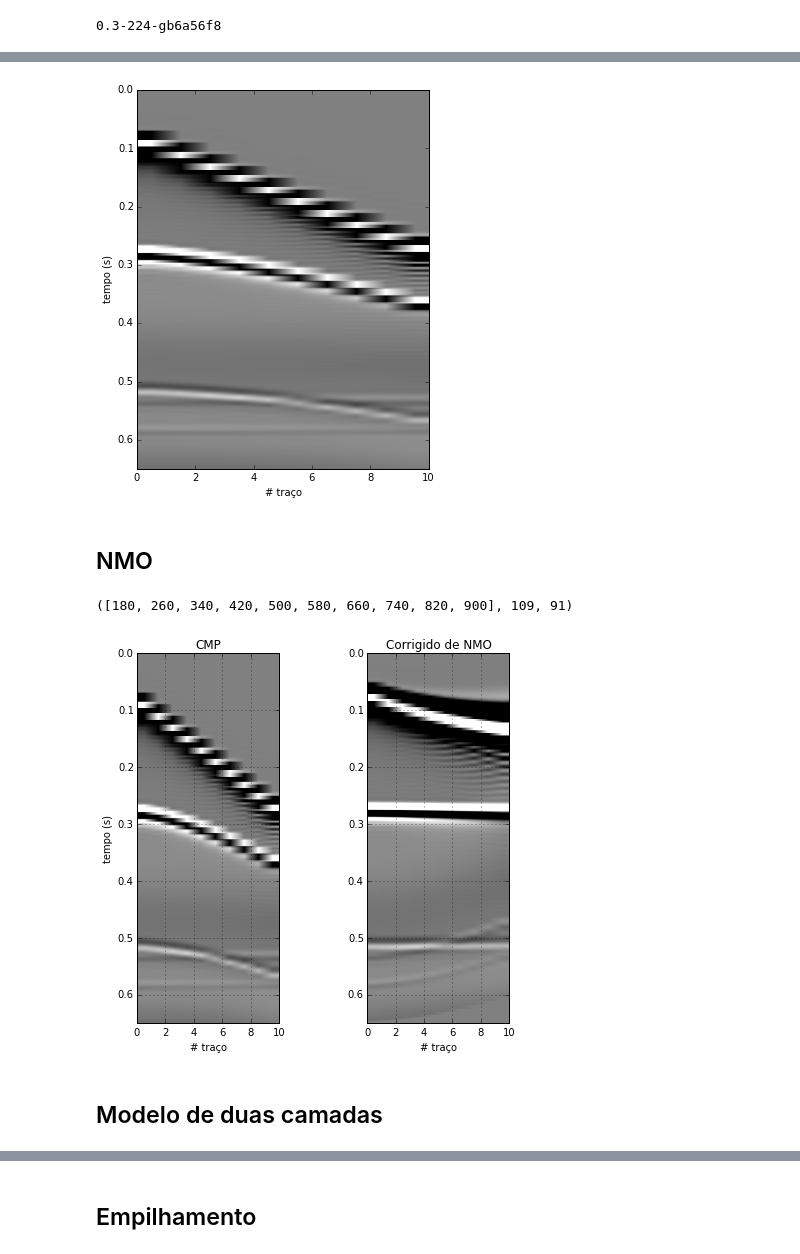
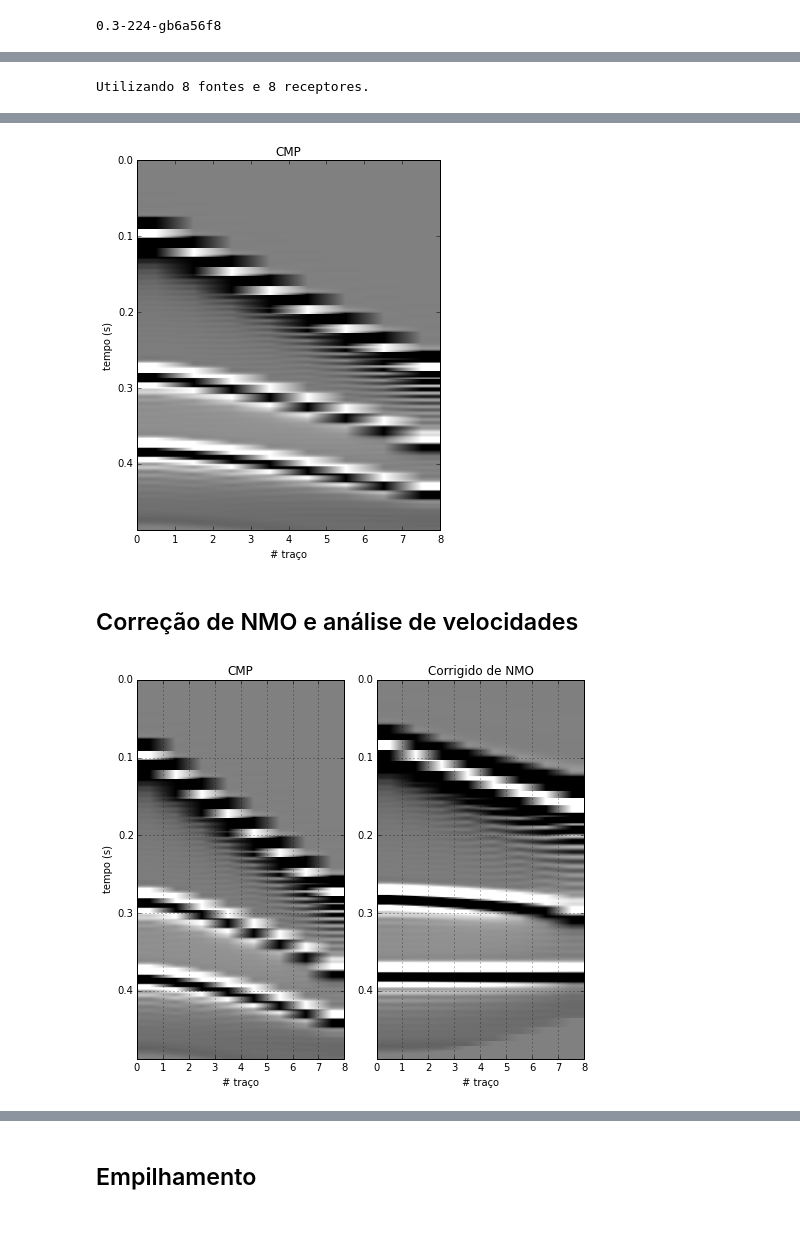
Before and after one commit to leouieda/geofisica2, a Jupyter notebook: notebooks/reflexao-cmp-nmo.ipynb, the cells around one changed output, grey strips where cells are left out. Saved outputs shown, nothing was run; the diff lists cells and outputs as text; code cells hidden in the pictures; blank space fills up the shorter version.

Commit message:
Fix notebook to use only 2 layer model

```diff
--- a/notebooks/reflexao-cmp-nmo.ipynb
+++ b/notebooks/reflexao-cmp-nmo.ipynb
@@ -49,7 +49,10 @@ densidade = np.ones(shape)*1600
 velocidade = np.ones(shape)*4000
 l1 = shape[0]//3
 densidade[l1:,:] = 1800
-velocidade[l1:,:] = 4500
+velocidade[l1:,:] = 5000
+l2 = shape[0]//2
+densidade[l2:,:] = 2000
+velocidade[l2:,:] = 6000
 # %%
 def run_sim(fonte, its=800):
     sim = ElasticSH(velocidade, densidade, spacing=spacing, taper=0.005, padding=45, verbose=False)
@@ -57,9 +60,12 @@ def run_sim(fonte, its=800):
     sim.run(its)
     return sim
 # %%
-fontes = list(reversed(range(55, shape[1]//2 - 5, 4)))
+fontes = list(reversed(range(55, shape[1]//2 - 5, 5)))
 recep = [shape[1] - s for s in fontes]
 offsets = [(r - f)*spacing for r, f in zip(recep, fontes)]
+print("Utilizando {} fontes e {} receptores.".format(len(fontes), len(recep)))
+# %% [output]
+Utilizando 8 fontes e 8 receptores.
 # %%
-sim = run_sim(fontes[-1])
+sim = run_sim(fontes[0])
 # %%
@@ -75,6 +81,7 @@ dt = sims[0].dt
 times = np.linspace(0, dt*sims[0].size, sims[0].size)
 # %%
 def pega_cmp(sims):
+    u"Essa função extrai o CMP das simulações que fizemos."
     CMP = np.empty((sims[0].size, len(recep)))
     for i, sim in enumerate(sims):
         CMP[:, i] = sim[:, 0, recep[i]]
@@ -83,14 +90,15 @@ def pega_cmp(sims):
 CMP = pega_cmp(sims)
 # %%
 plt.figure(figsize=(6, 6))
+plt.title("CMP")
 mpl.seismic_image(CMP, dt=sims[0].dt, vmin=-0.00001, vmax=0.00001, aspect=20)
 plt.xlabel(u'# traço')
 plt.ylabel('tempo (s)')
 plt.tight_layout()
 # %% [output]
-[figure, old version]
+[figure, new version]
-# %% [markdown]
-## NMO
+# %% [markdown]
+## Correção de NMO e  análise de  velocidades
 # %%
 def nmo_correction(CMP, times, offsets, v):
     nmo = np.zeros_like(CMP)
@@ -104,32 +112,24 @@ def nmo_correction(CMP, times, offsets, v):
                 x0, x1 = times[k], times[k + 1]
                 nmo[i, j] = y0 + (y1 - y0)*(t - x0)/(x1 - x0)
     return nmo
-# %%
-offsets, recep[0], fontes[0]
-# %% [output]
-([180, 260, 340, 420, 500, 580, 660, 740, 820, 900], 109, 91)
 # %%
 def nmo_analise(v):
     nmo = nmo_correction(CMP, times, offsets, v)
     plt.figure(figsize=(7, 6))
     plt.subplot(121)
     plt.title('CMP')
     gain = 0.00001
-    mpl.seismic_image(CMP, dt=sims[0].dt, vmin=-gain, vmax=gain, aspect=40)
+    mpl.seismic_image(CMP, dt=sims[0].dt, vmin=-gain, vmax=gain, aspect=30)
     plt.grid()
     plt.xlabel(u'# traço')
     plt.ylabel('tempo (s)')
     plt.subplot(122)
     plt.title('Corrigido de NMO')
     gain = 0.00001
-    mpl.seismic_image(nmo, dt=sims[0].dt, vmin=-gain, vmax=gain, aspect=40)
+    mpl.seismic_image(nmo, dt=sims[0].dt, vmin=-gain, vmax=gain, aspect=30)
     plt.grid()
     plt.xlabel(u'# traço')
     plt.tight_layout()
-    return nmo
-w = widgets.interactive(nmo_analise, v=widgets.FloatSliderWidget(min=2000, max=6000, step=100, value=2000))
-w
+widgets.interactive(nmo_analise, v=widgets.FloatSliderWidget(min=2000, max=6000, step=100, value=2000))
 # %% [output]
-[figure, old version]
+[figure, new version]
-# %% [markdown]
-## Modelo de duas camadas
```
Also changed, not shown: parts of 10 cells of this notebook.
